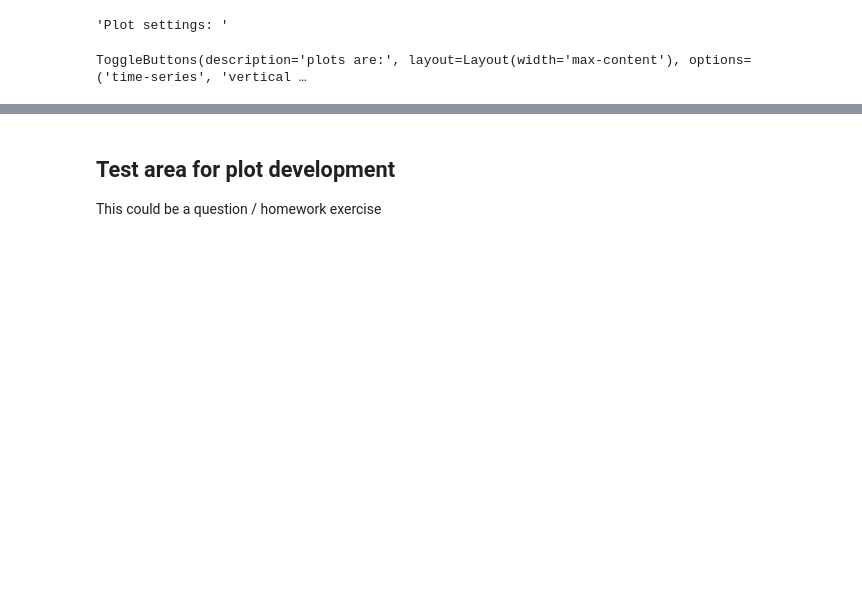
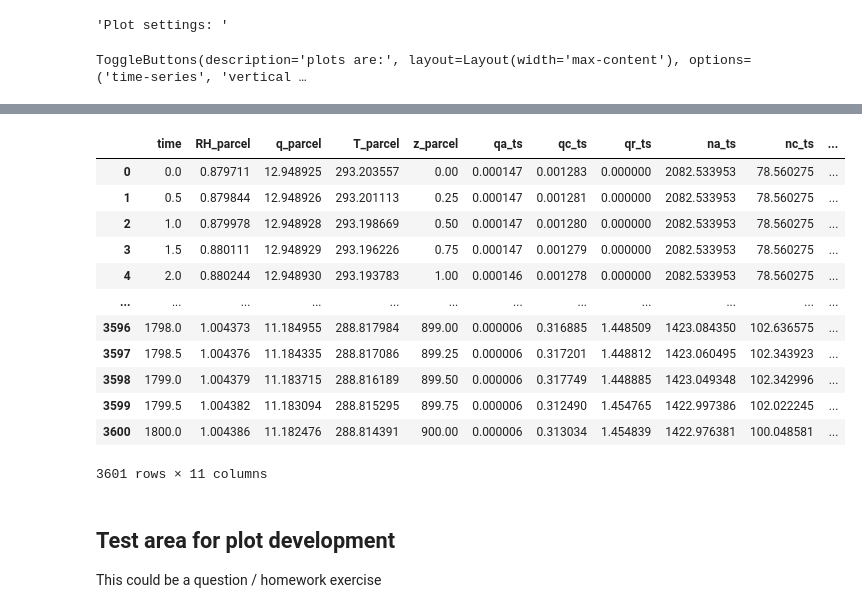
Before and after one commit to jslim93/PyLCM_edu, a Jupyter notebook: PyLCM_edu.ipynb, the cells around one changed output, grey strips where cells are left out. Drawn from its saved outputs; the diff is of its cells as text; code cells hidden in the pictures; blank space fills up the shorter version.

```diff
--- a/PyLCM_edu.ipynb
+++ b/PyLCM_edu.ipynb
@@ -335,0 +360,2 @@ Text(0.5, 1.0, 'z(t), ascending mode lin-cos')
+# %%
+output_variables_array = np.stack((time_array, RH_parcel_array, q_parcel_array*1000, T_parcel_array, z_parcel_array, qa_ts*1000, qc_ts*1000, qr_ts*1000, na_ts/1e6, nc_ts/1e6, nr_ts/1e6), axis=-1)
@@ -335,0 +364,20 @@ Text(0.5, 1.0, 'z(t), ascending mode lin-cos')
+# %%
+#df = pd.DataFrame( mydata, index=dates, columns=cols)
+output_variables_dataframe = pd.DataFrame(output_variables_array)
+output_variables_dataframe.columns=['time', 'RH_parcel', 'q_parcel', 'T_parcel', 'z_parcel', 'qa_ts', 'qc_ts', 'qr_ts', 'na_ts', 'nc_ts', 'nr_ts']
+# %%
+output_variables_dataframe
+# %% [output]
+|  | time | RH_parcel | q_parcel | T_parcel | z_parcel | qa_ts | qc_ts | qr_ts | na_ts | nc_ts | ... |
+| 0 | 0.0 | 0.879711 | 12.948925 | 293.203557 | 0.00 | 0.000147 | 0.001283 | 0.000000 | 2082.533953 | 78.560275 | ... |
+| 1 | 0.5 | 0.879844 | 12.948926 | 293.201113 | 0.25 | 0.000147 | 0.001281 | 0.000000 | 2082.533953 | 78.560275 | ... |
+| 2 | 1.0 | 0.879978 | 12.948928 | 293.198669 | 0.50 | 0.000147 | 0.001280 | 0.000000 | 2082.533953 | 78.560275 | ... |
+| 3 | 1.5 | 0.880111 | 12.948929 | 293.196226 | 0.75 | 0.000147 | 0.001279 | 0.000000 | 2082.533953 | 78.560275 | ... |
+| 4 | 2.0 | 0.880244 | 12.948930 | 293.193783 | 1.00 | 0.000146 | 0.001278 | 0.000000 | 2082.533953 | 78.560275 | ... |
+| ... | ... | ... | ... | ... | ... | ... | ... | ... | ... | ... | ... |
+| 3596 | 1798.0 | 1.004373 | 11.184955 | 288.817984 | 899.00 | 0.000006 | 0.316885 | 1.448509 | 1423.084350 | 102.636575 | ... |
+| 3597 | 1798.5 | 1.004376 | 11.184335 | 288.817086 | 899.25 | 0.000006 | 0.317201 | 1.448812 | 1423.060495 | 102.343923 | ... |
+| 3598 | 1799.0 | 1.004379 | 11.183715 | 288.816189 | 899.50 | 0.000006 | 0.317749 | 1.448885 | 1423.049348 | 102.342996 | ... |
+| 3599 | 1799.5 | 1.004382 | 11.183094 | 288.815295 | 899.75 | 0.000006 | 0.312490 | 1.454765 | 1422.997386 | 102.022245 | ... |
+| 3600 | 1800.0 | 1.004386 | 11.182476 | 288.814391 | 900.00 | 0.000006 | 0.313034 | 1.454839 | 1422.976381 | 100.048581 | ... |
+3601 rows × 11 columns
```
Also changed, not shown: parts of 13 cells of this notebook, 2 other files.
